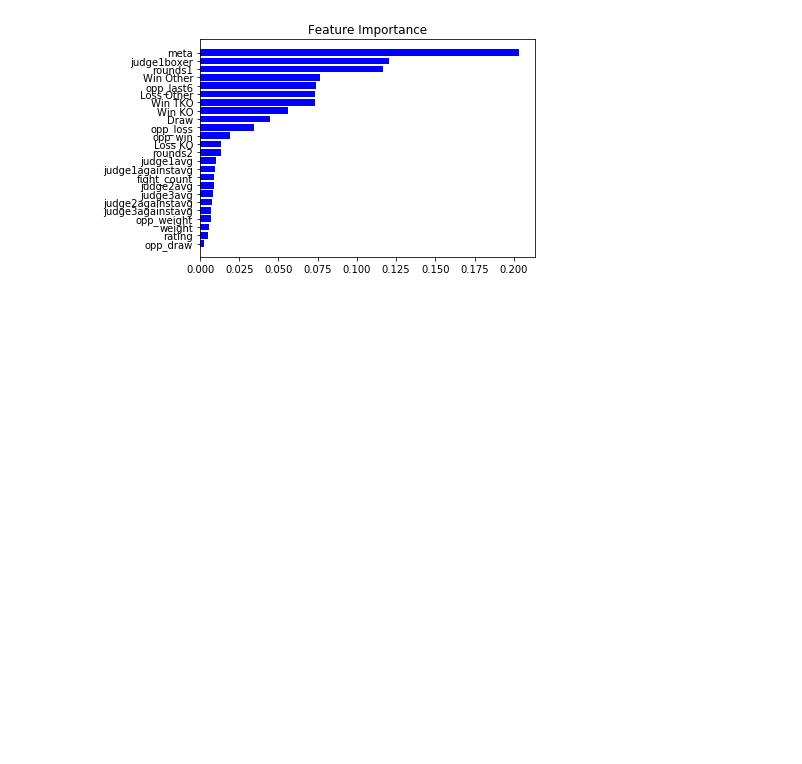
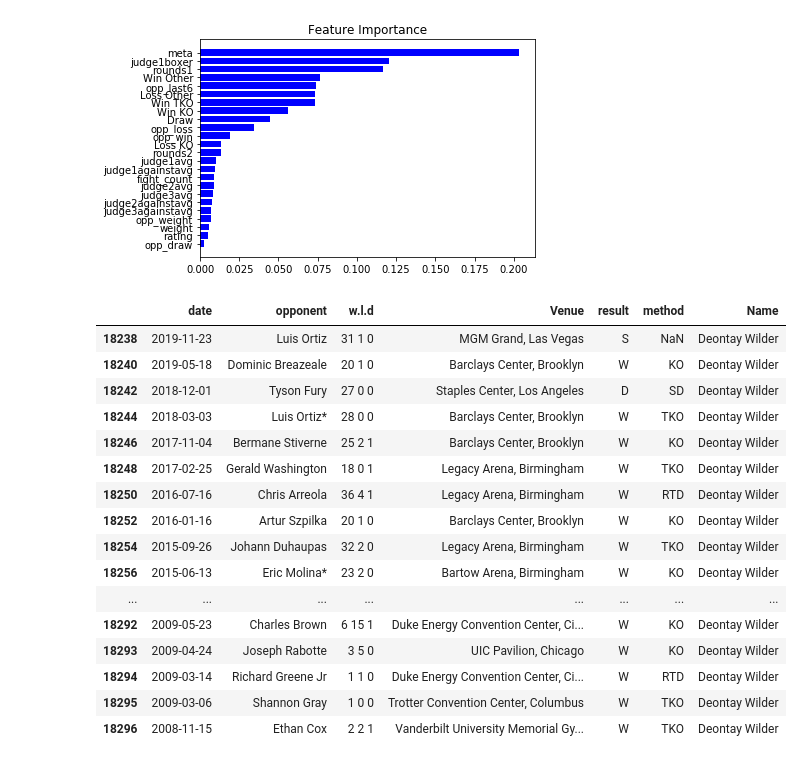
Before and after one commit to EmmS21/SpringboardCapstoneBoxingPredictionWebApp, a Jupyter notebook: ml model/randomforestmodel.ipynb, the cells around one changed output. Cells and saved outputs as stored; diff of their text form; code cells hidden in the pictures; blank space fills up the shorter version.

```diff
--- a/ml model/randomforestmodel.ipynb
+++ b/ml model/randomforestmodel.ipynb
@@ -271,3 +252,27 @@ plt.yticks(range(len(indice)), [X.columns[i] for i in indice])
   <matplotlib.axis.YTick at 0x...>],
  <a list of 24 Text yticklabel objects>)
 [figure]
+# %%
+test = pd.read_csv('C:\\Users\\User\\Documents\\player_matches.csv')
+wilder = test[test.Name == 'Deontay Wilder']
+wilder = wilder[(~wilder['date'].str.contains('Council',na=False)) & (~wilder['date'].str.contains('googletag',na=False))]
+wilder['full'] = wilder['result']+ ' ' + wilder['method']
+wilder = wilder.rename(columns={'Name':'name','opponent':'opposition','full':'clean_outcome'})
+# %% [output]
+|  | date | opponent | w.l.d | Venue | result | method | Name |
+| 18238 | 2019-11-23 | Luis Ortiz | 31 1 0 | MGM Grand, Las Vegas | S | NaN | Deontay Wilder |
+| 18240 | 2019-05-18 | Dominic Breazeale | 20 1 0 | Barclays Center, Brooklyn | W | KO | Deontay Wilder |
+| 18242 | 2018-12-01 | Tyson Fury | 27 0 0 | Staples Center, Los Angeles | D | SD | Deontay Wilder |
+| 18244 | 2018-03-03 | Luis Ortiz* | 28 0 0 | Barclays Center, Brooklyn | W | TKO | Deontay Wilder |
+| 18246 | 2017-11-04 | Bermane Stiverne | 25 2 1 | Barclays Center, Brooklyn | W | KO | Deontay Wilder |
+| 18248 | 2017-02-25 | Gerald Washington | 18 0 1 | Legacy Arena, Birmingham | W | TKO | Deontay Wilder |
+| 18250 | 2016-07-16 | Chris Arreola | 36 4 1 | Legacy Arena, Birmingham | W | RTD | Deontay Wilder |
+| 18252 | 2016-01-16 | Artur Szpilka | 20 1 0 | Barclays Center, Brooklyn | W | KO | Deontay Wilder |
+| 18254 | 2015-09-26 | Johann Duhaupas | 32 2 0 | Legacy Arena, Birmingham | W | TKO | Deontay Wilder |
+| 18256 | 2015-06-13 | Eric Molina* | 23 2 0 | Bartow Arena, Birmingham | W | KO | Deontay Wilder |
+| ... | ... | ... | ... | ... | ... | ... | ... |
+| 18292 | 2009-05-23 | Charles Brown | 6 15 1 | Duke Energy Convention Center, Ci... | W | KO | Deontay Wilder |
+| 18293 | 2009-04-24 | Joseph Rabotte | 3 5 0 | UIC Pavilion, Chicago | W | KO | Deontay Wilder |
+| 18294 | 2009-03-14 | Richard Greene Jr | 1 1 0 | Duke Energy Convention Center, Ci... | W | RTD | Deontay Wilder |
+| 18295 | 2009-03-06 | Shannon Gray | 1 0 0 | Trotter Convention Center, Columbus | W | TKO | Deontay Wilder |
+| 18296 | 2008-11-15 | Ethan Cox | 2 2 1 | Vanderbilt University Memorial Gy... | W | TKO | Deontay Wilder |
```
Also changed, not shown: parts of 6 cells of this notebook, 1 other file.
